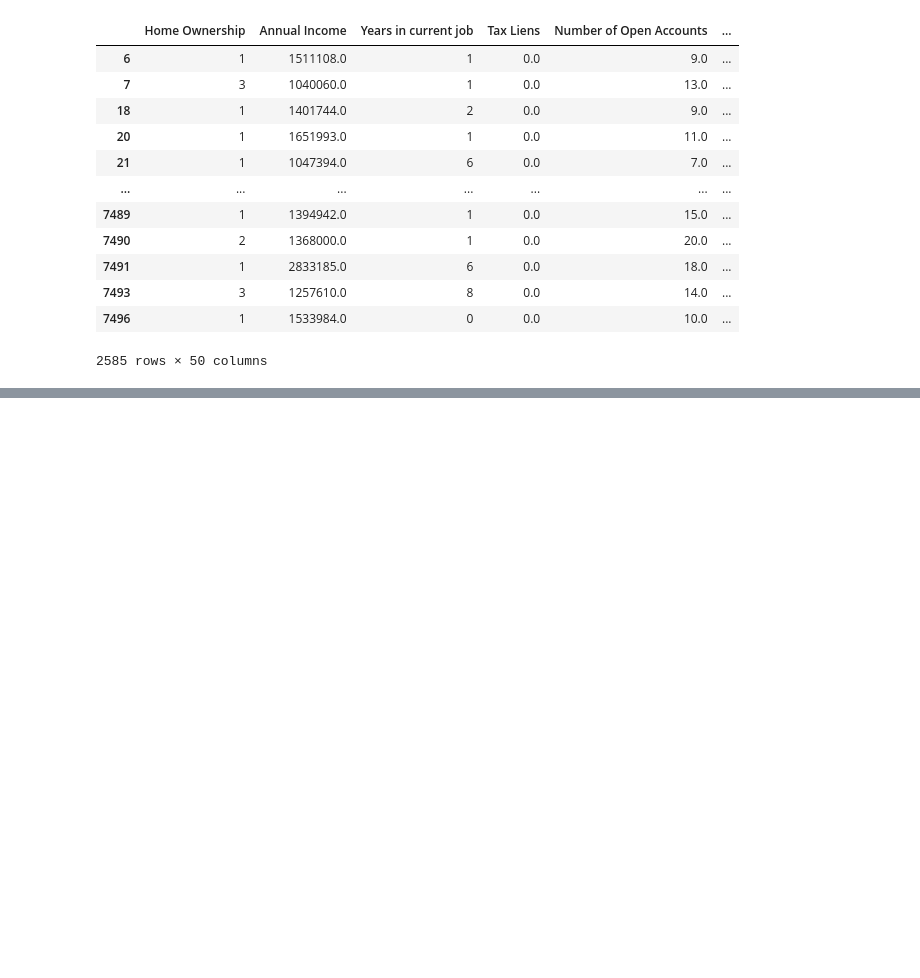
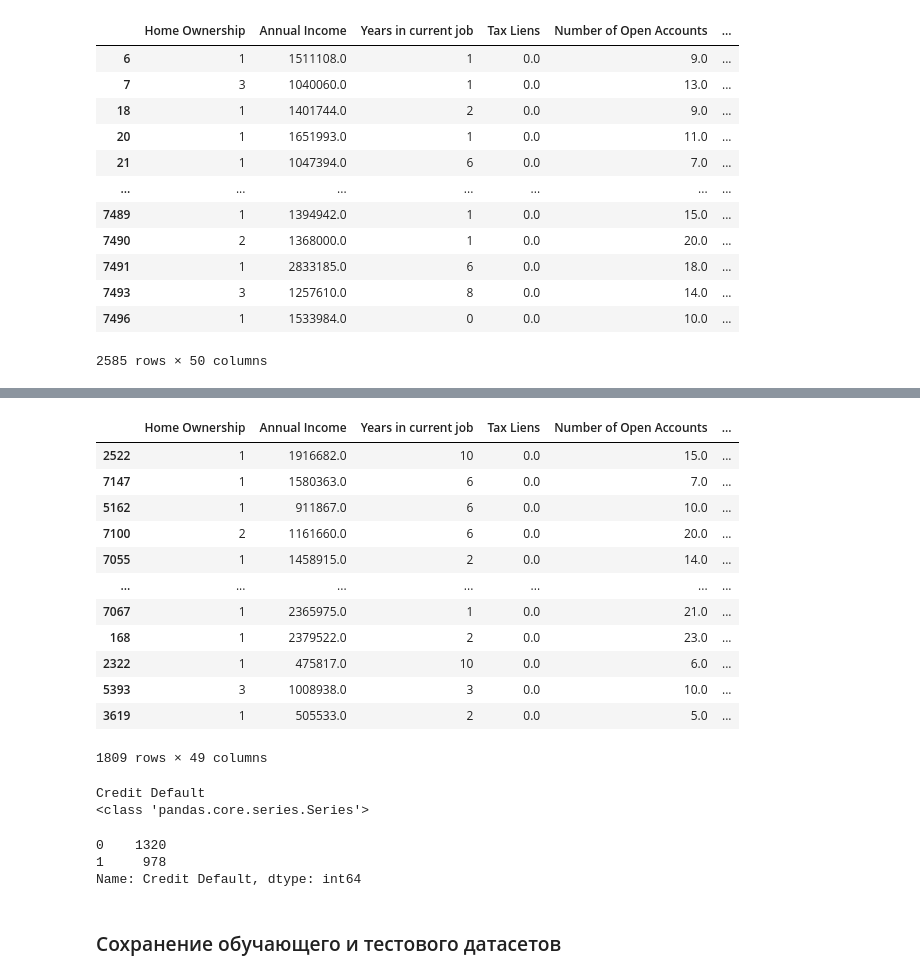
Before and after one commit to Arhio/GB-Python-Lib-Stage-2, a Jupyter notebook: Course_project/KuznetsovVV_solution.ipynb, the cells around one changed output, grey strips where cells are left out. Drawn from its saved outputs; the diff is of its cells as text; code cells hidden in the pictures; blank space fills up the shorter version.

```diff
--- a/Course_project/KuznetsovVV_solution.ipynb
+++ b/Course_project/KuznetsovVV_solution.ipynb
@@ -574,0 +649,4 @@ train_probe
+# %%
+TARGET_NAME = 'Credit Default'
+# %%
+SELECTED_FEATURE_NAMES = [a for a in list(train_probe) if a != TARGET_NAME]
@@ -574,0 +677,5 @@ train_probe
+# %%
+for colname in CAT_FEATURE_NAMES:
+    train_probe[colname] = pd.Categorical(train_probe[colname])
+
+train_probe[CAT_FEATURE_NAMES].dtypes
@@ -574,0 +716,5 @@ train_probe
+# %%
+X = train_probe[SELECTED_FEATURE_NAMES]
+y = train_probe[TARGET_NAME]
+
+X_train, X_test, y_train, y_test = train_test_split(X, y, shuffle=True, test_size=0.30, random_state=21)
@@ -574,0 +763,27 @@ train_probe
+# %%
+X_train
+# %% [output]
+|  | Home Ownership | Annual Income | Years in current job | Tax Liens | Number of Open Accounts | ... |
+| 2522 | 1 | 1916682.0 | 10 | 0.0 | 15.0 | ... |
+| 7147 | 1 | 1580363.0 | 6 | 0.0 | 7.0 | ... |
+| 5162 | 1 | 911867.0 | 6 | 0.0 | 10.0 | ... |
+| 7100 | 2 | 1161660.0 | 6 | 0.0 | 20.0 | ... |
+| 7055 | 1 | 1458915.0 | 2 | 0.0 | 14.0 | ... |
+| ... | ... | ... | ... | ... | ... | ... |
+| 7067 | 1 | 2365975.0 | 1 | 0.0 | 21.0 | ... |
+| 168 | 1 | 2379522.0 | 2 | 0.0 | 23.0 | ... |
+| 2322 | 1 | 475817.0 | 10 | 0.0 | 6.0 | ... |
+| 5393 | 3 | 1008938.0 | 3 | 0.0 | 10.0 | ... |
+| 3619 | 1 | 505533.0 | 2 | 0.0 | 5.0 | ... |
+1809 rows × 49 columns
+# %%
+df_for_balancing = pd.concat([X_train, y_train], axis=1)
+df_balanced = balance_df_by_target(df_for_balancing, TARGET_NAME)
+
+df_balanced[TARGET_NAME].value_counts()
+# %% [output]
+Credit Default
+<class 'pandas.core.series.Series'>
+0    1320
+1     978
+Name: Credit Default, dtype: int64
@@ -574,0 +793,2 @@ train_probe
+# %% [markdown]
+### Сохранение обучающего и тестового датасетов<a class="anchor" id="train_test_saving"></a>
```
Also changed, not shown: parts of 81 cells of this notebook.
